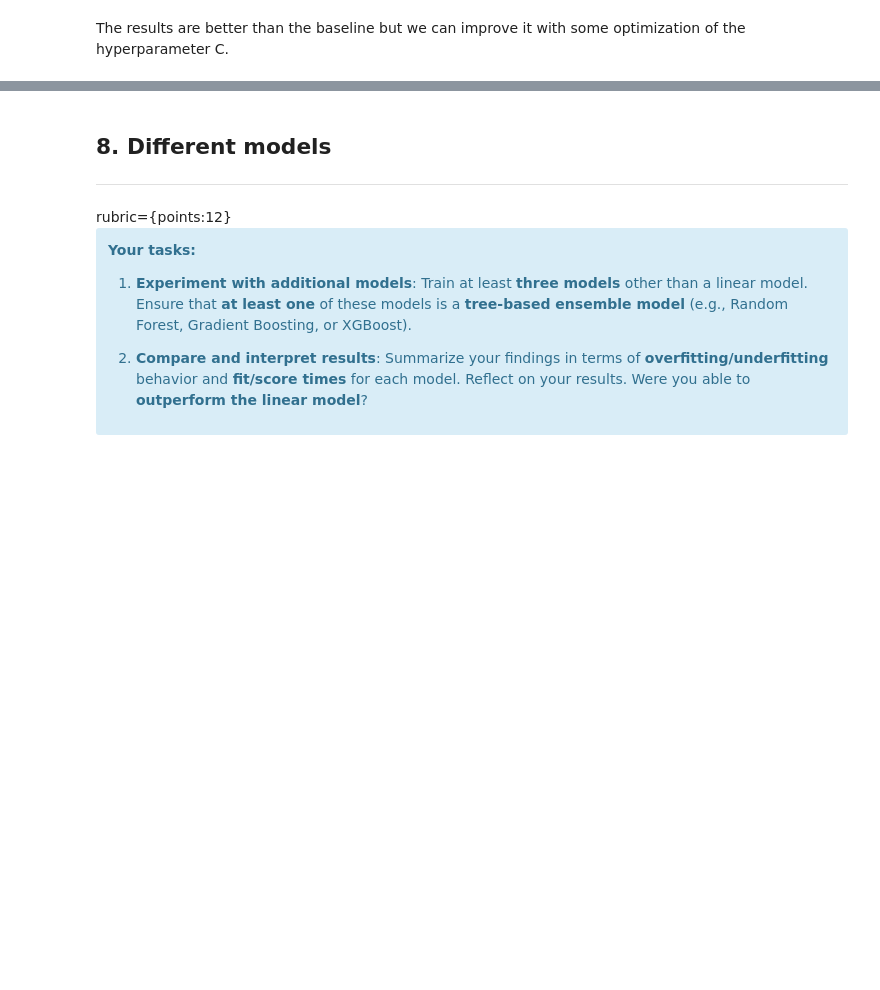
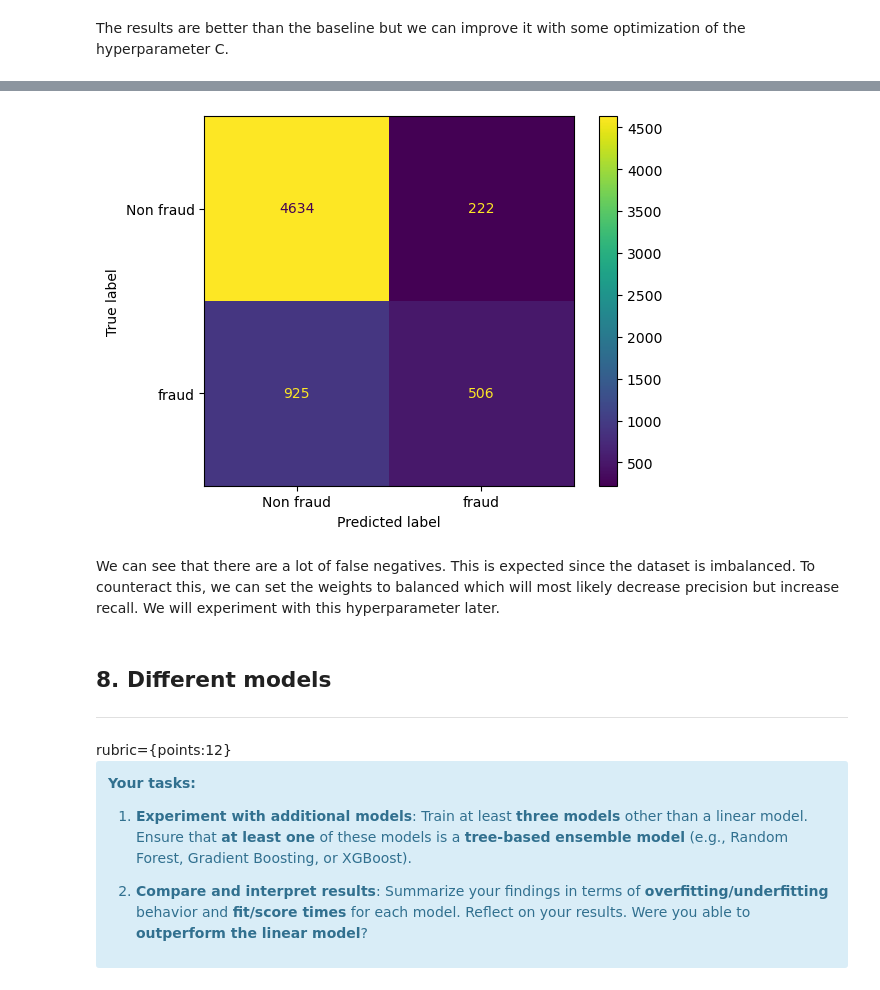
Before and after one commit to asharifo/cs330-hw5, a Jupyter notebook: hw5.ipynb, the cells around one changed output, grey strips where cells are left out. Saved outputs shown, nothing was run; the diff lists cells and outputs as text; code cells hidden in the pictures; blank space fills up the shorter version.

```diff
--- a/hw5.ipynb
+++ b/hw5.ipynb
@@ -635,3 +639,17 @@ We are not seeing much improvement when changing the value of C. This suggests t
+# %%
+X_train_small, X_valid, y_train_small, y_valid = train_test_split(
+    X_train, y_train, test_size=0.3, random_state=123
+)
+# %%
+pipe_lr_best = make_pipeline(preprocessor, LogisticRegression(C=best_C, max_iter=1000, random_state=123))
+pipe_lr_best.fit(X_train_small, y_train_small)
+cm = ConfusionMatrixDisplay.from_estimator(
+    pipe_lr_best, X_valid, y_valid, values_format="d", display_labels=["Non fraud", "fraud"]
+)
+# %% [output]
+[figure, added]
+# %% [markdown]
+We can see that there are a lot of false negatives. This is expected since the dataset is imbalanced. To counteract this, we can set the weights to balanced which will most likely decrease precision but increase recall. We will experiment with this hyperparameter later.
 # %% [markdown]
 <!-- BEGIN QUESTION -->
 
```
Also changed, not shown: parts of 24 cells of this notebook, 1 other file.
